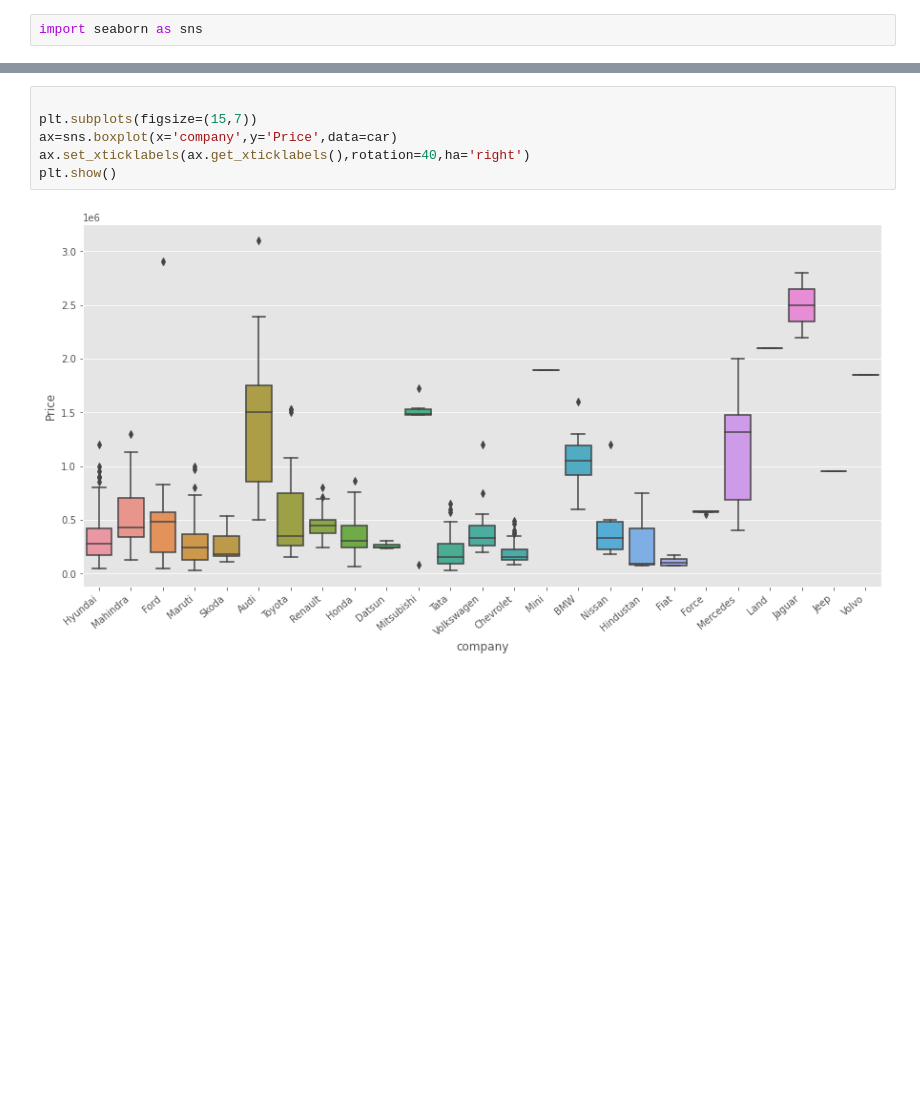
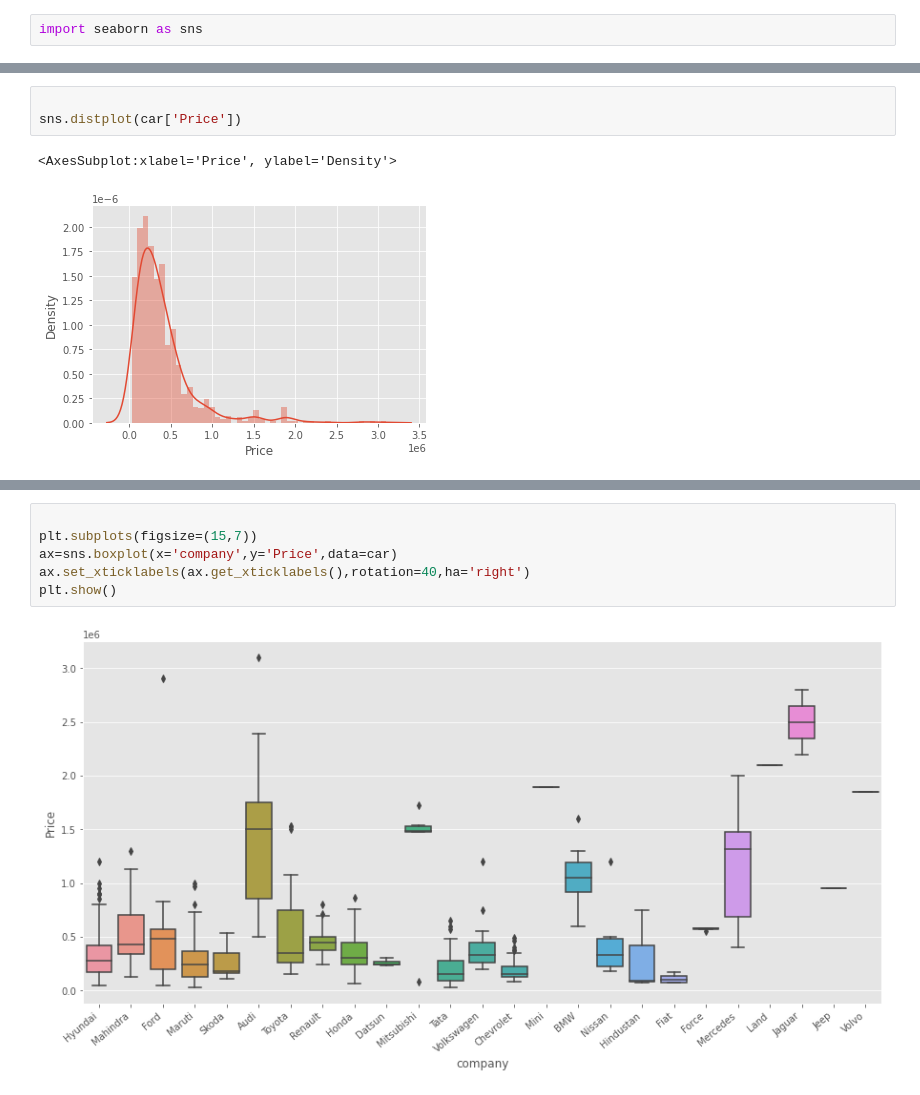
Before and after one commit to ansh27ika/car-price-predictor-, a Jupyter notebook: car price predictor .ipynb, the cells around one changed output, grey strips where cells are left out. Drawn from its saved outputs; the diff is of its cells as text; blank space fills up the shorter version.

```diff
--- a/car price predictor .ipynb
+++ b/car price predictor .ipynb
@@ -170,0 +181,6 @@ import seaborn as sns
+# %%
+
+sns.distplot(car['Price'])
+# %% [output]
+<AxesSubplot:xlabel='Price', ylabel='Density'>
+[figure, added]
```
Also changed, not shown: parts of 7 cells of this notebook.
